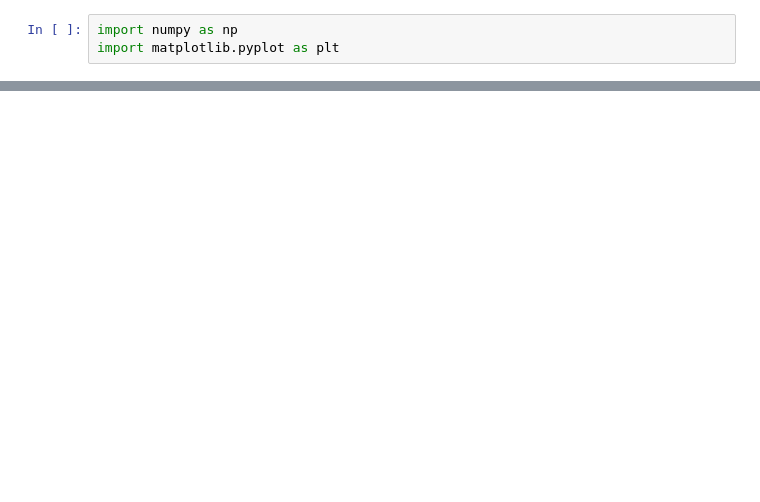
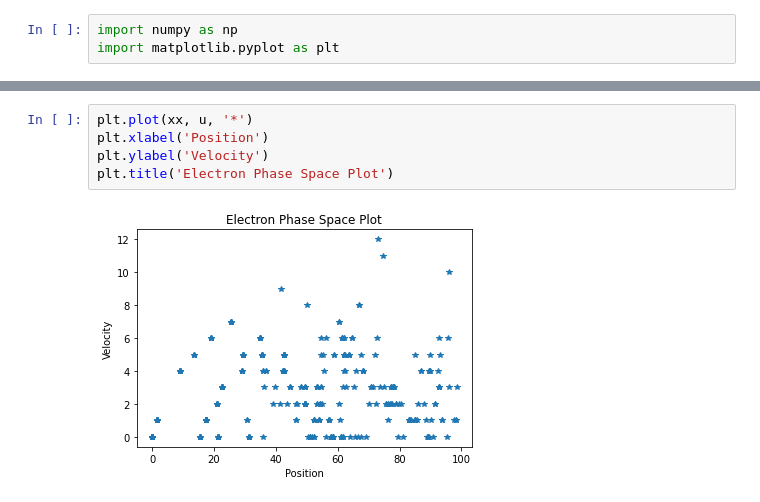
Before and after one commit to sagnik3141/EE2703, a Jupyter notebook: Assignment 6/Assignment_6.ipynb, the cells around one changed output, grey strips where cells are left out. Saved outputs shown, nothing was run; the diff lists cells and outputs as text; blank space fills up the shorter version.

```diff
--- a/Assignment 6/Assignment_6.ipynb
+++ b/Assignment 6/Assignment_6.ipynb
@@ -57,0 +68,7 @@ plt.show()
+# %%
+plt.plot(xx, u, '*')
+plt.xlabel('Position')
+plt.ylabel('Velocity')
+plt.title('Electron Phase Space Plot')
+# %% [output]
+[figure, added]
```
Also changed, not shown: parts of 6 cells of this notebook.
